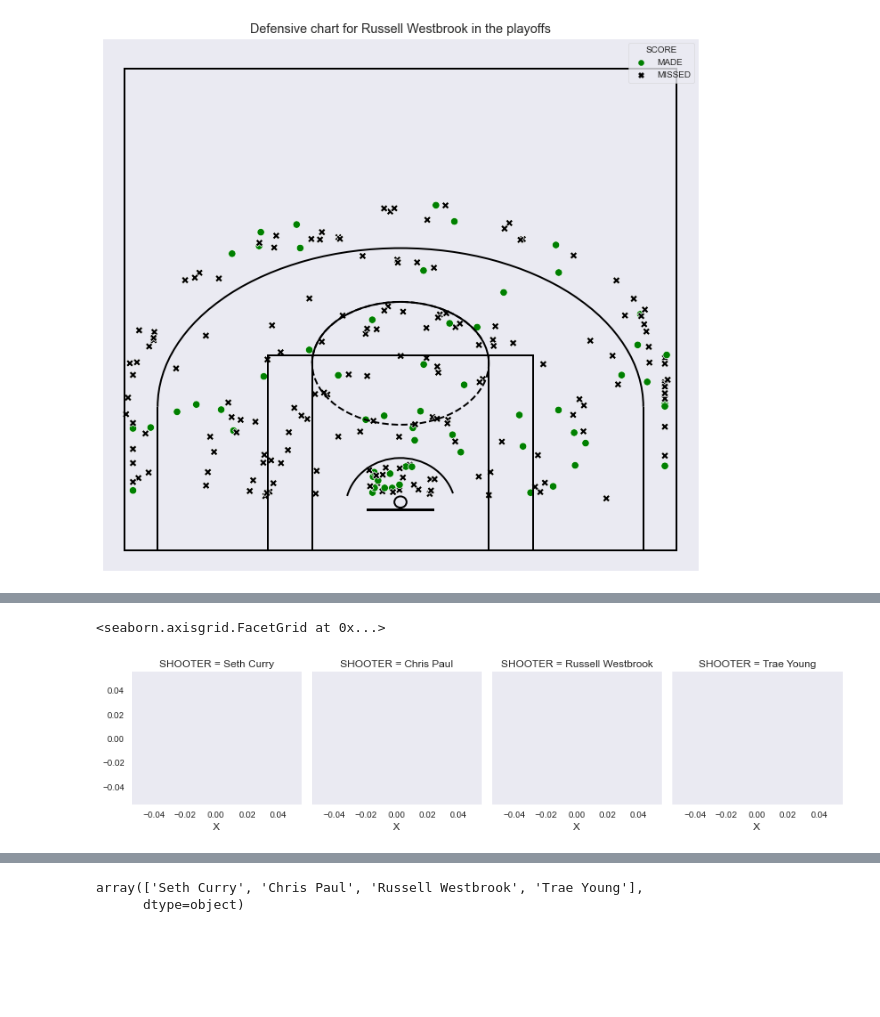
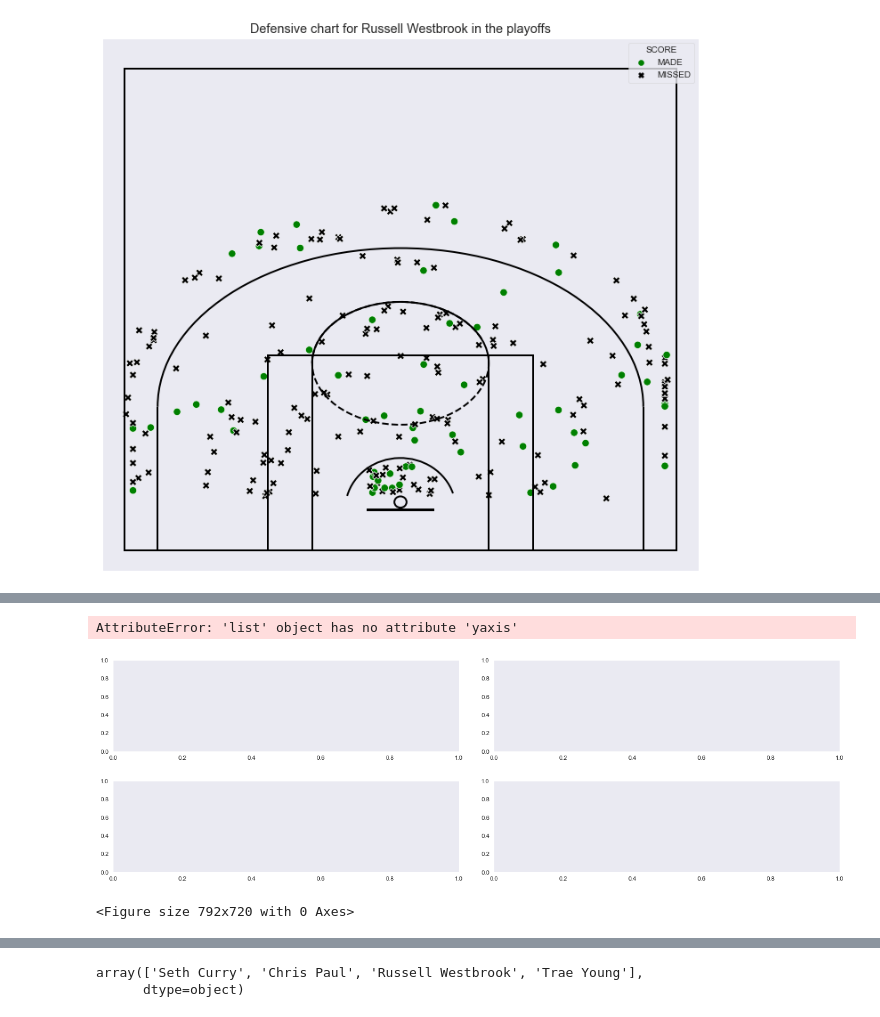
Before and after one commit to 3kleo/NBA-Shooting-Data, a Jupyter notebook: NBA_shooting_data.ipynb, the cells around one changed output, grey strips where cells are left out. Cells and saved outputs as stored; diff of their text form; code cells hidden in the pictures; blank space fills up the shorter version.

```diff
--- a/NBA_shooting_data.ipynb
+++ b/NBA_shooting_data.ipynb
@@ -384,6 +377,67 @@ df
-# %%
-g = sns.FacetGrid(df[['SHOOTER', 'X', 'Y']], col="SHOOTER")
-g.map(sns.scatterplot, 'X')
-# %% [output]
-<seaborn.axisgrid.FacetGrid at 0x...>
-[figure, removed]
+# %%
+fig, axes = plt.subplots(2,2, figsize =(18,6))
+plt.tight_layout(pad=3.0)
+
+plt.figure(figsize=(11,10))
+sns.set_style('dark')
+player = 'Trae Young'
+sns.scatterplot(data=df[df['SHOOTER']== player],
+                x='X', y='Y', hue='SCORE',
+                palette={'MADE':'green', 'MISSED':'black'},
+                markers = {"MADE": "o", "MISSED": "X"},
+                style="SCORE",
+                s=70, alpha=0.6,
+               ax=[0, 0])
+draw_court(outer_lines=True)
+plt.xlim(-27,27)
+plt.ylim(-2,50)
+plt.xlabel(None)
+plt.ylabel(None)
+plt.tick_params(axis='both', which='both', labelleft=False, labelbottom=False)
+fg_pct = round(df.loc[(df['SHOOTER'] == player) & (df['SCORE'] == 'MADE')].shape[0] / df.loc[(df['SHOOTER'] == player)].shape[0] * 100, 2)
+plt.title('Shooting chart for ' + player + ' - Shots taken: ' + str(df.loc[(df['SHOOTER'] == player)].shape[0]) + ' - FG: ' + str(fg_pct) + '%')
+# plt.show()
+
+# plt.figure(figsize=(11,10))
+# sns.set_style('dark')
+player = 'Chris Paul'
+sns.scatterplot(data=df[df['SHOOTER']== player],
+                x='X', y='Y', hue='SCORE',
+                palette={'MADE':'green', 'MISSED':'black'},
+                markers = {"MADE": "o", "MISSED": "X"},
+                style="SCORE",
+                s=70, alpha=0.6,
+               ax=[0, 1])
+draw_court(outer_lines=True)
+plt.xlim(-27,27)
+plt.ylim(-2,50)
+plt.xlabel(None)
+plt.ylabel(None)
+plt.tick_params(axis='both', which='both', labelleft=False, labelbottom=False)
+fg_pct = round(df.loc[(df['SHOOTER'] == player) & (df['SCORE'] == 'MADE')].shape[0] / df.loc[(df['SHOOTER'] == player)].shape[0] * 100, 2)
+plt.title('Shooting chart for ' + player + ' - Shots taken: ' + str(df.loc[(df['SHOOTER'] == player)].shape[0]) + ' - FG: ' + str(fg_pct) + '%')
+plt.show()
+
+# for player in df['SHOOTER'].unique():
+# # player = 'Seth Curry'
+#     plt.figure(figsize=(11,10))
+#     sns.set_style('dark')
+#     sns.scatterplot(data=df[df['SHOOTER']== player],
+#                     x='X', y='Y', hue='SCORE',
+#                     palette={'MADE':'green', 'MISSED':'black'},
+#                     markers = {"MADE": "o", "MISSED": "X"},
+#                     style="SCORE",
+#                     s=70, alpha=0.6)
+#     draw_court(outer_lines=True)
+#     plt.xlim(-27,27)
+#     plt.ylim(-2,50)
+#     plt.xlabel(None)
+#     plt.ylabel(None)
+#     plt.tick_params(axis='both', which='both', labelleft=False, labelbottom=False)
+#     fg_pct = round(df.loc[(df['SHOOTER'] == player) & (df['SCORE'] == 'MADE')].shape[0] / df.loc[(df['SHOOTER'] == player)].shape[0] * 100, 2)
+#     plt.title('Shooting chart for ' + player + ' - Shots taken: ' + str(df.loc[(df['SHOOTER'] == player)].shape[0]) + ' - FG: ' + str(fg_pct) + '%')
+#     plt.show()
+# %% [output]
+AttributeError: 'list' object has no attribute 'yaxis'
+[figure, added]
+<Figure size 792x720 with 0 Axes>
```
Also changed, not shown: parts of 12 cells of this notebook.
